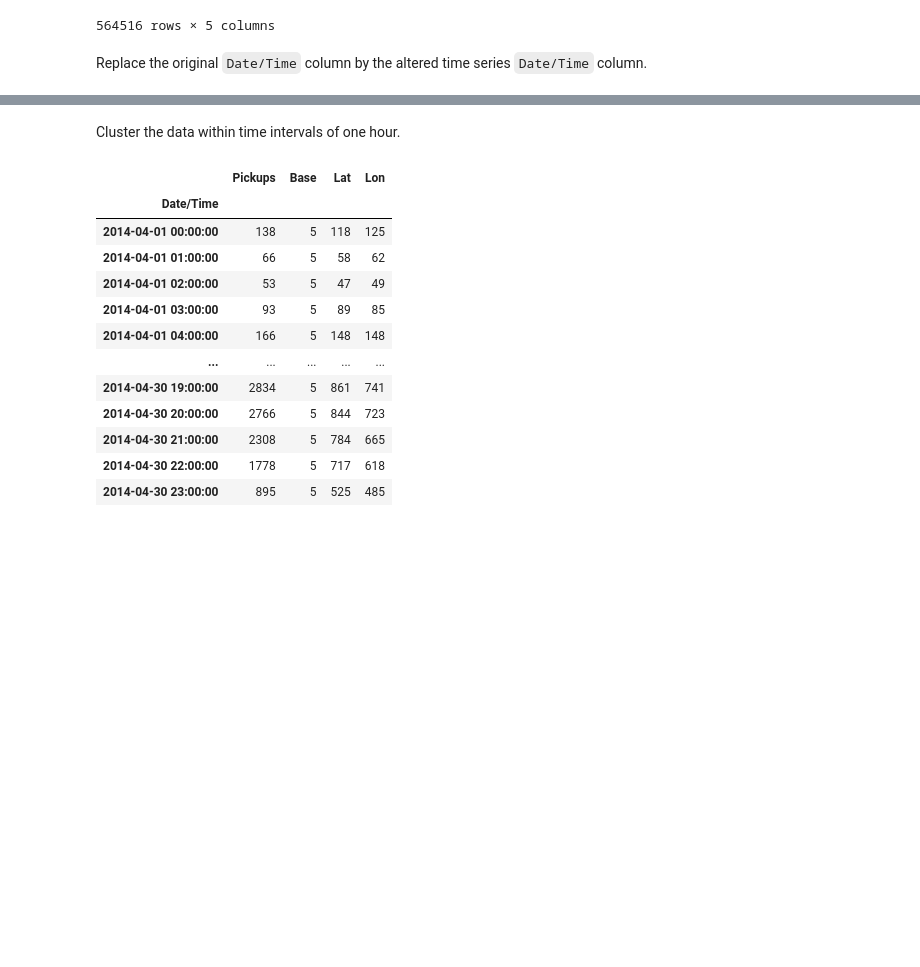
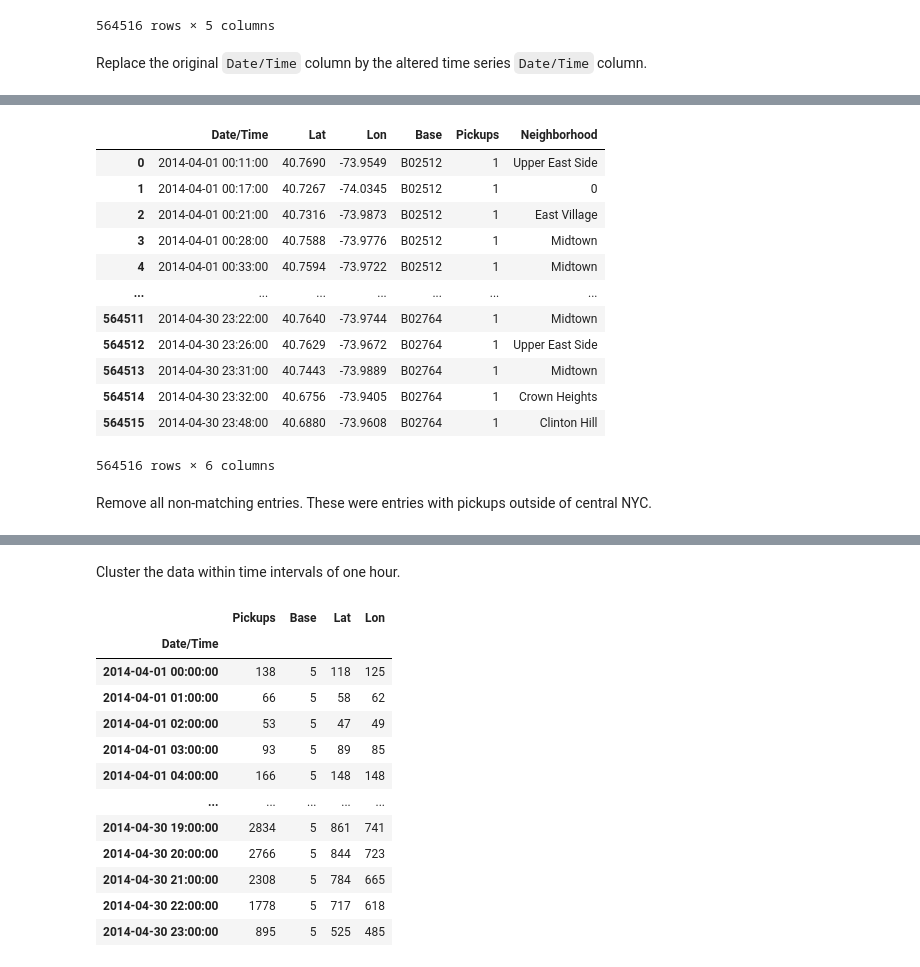
Before and after one commit to faberfred/uber-pickup-prediction, a Jupyter notebook: Uber-pickups.ipynb, the cells around one changed output, grey strips where cells are left out. Drawn from its saved outputs; the diff is of its cells as text; code cells hidden in the pictures; blank space fills up the shorter version.

```diff
--- a/Uber-pickups.ipynb
+++ b/Uber-pickups.ipynb
@@ -266,0 +263,2 @@ x
+# %%
+x_add['Neighborhood'] = np.zeros(len(x_add))
@@ -266,0 +283,30 @@ x
+# %%
+# geofile = json.load(open("datasets/Neighborhood_Tabulation_Areas.geojson"))
+geofile = json.load(open("datasets/NY_neighborhoods.geojson"))
+# %%
+geo_points = list(zip(x_add['Lon'], x_add['Lat']))
+# %%
+for feature in geofile['features']:
+    coords = feature['geometry']['coordinates'][0]
+    p = path.Path(coords)
+    inds = p.contains_points(geo_points)
+    list_neighborhoods = [str(feature['properties']['neighborhood'])]*np.sum(inds)
+    x_add.loc[x_add.index[inds], 'Neighborhood'] = list_neighborhoods
+# %%
+x_add
+# %% [output]
+|  | Date/Time | Lat | Lon | Base | Pickups | Neighborhood |
+| 0 | 2014-04-01 00:11:00 | 40.7690 | -73.9549 | B02512 | 1 | Upper East Side |
+| 1 | 2014-04-01 00:17:00 | 40.7267 | -74.0345 | B02512 | 1 | 0 |
+| 2 | 2014-04-01 00:21:00 | 40.7316 | -73.9873 | B02512 | 1 | East Village |
+| 3 | 2014-04-01 00:28:00 | 40.7588 | -73.9776 | B02512 | 1 | Midtown |
+| 4 | 2014-04-01 00:33:00 | 40.7594 | -73.9722 | B02512 | 1 | Midtown |
+| ... | ... | ... | ... | ... | ... | ... |
+| 564511 | 2014-04-30 23:22:00 | 40.7640 | -73.9744 | B02764 | 1 | Midtown |
+| 564512 | 2014-04-30 23:26:00 | 40.7629 | -73.9672 | B02764 | 1 | Upper East Side |
+| 564513 | 2014-04-30 23:31:00 | 40.7443 | -73.9889 | B02764 | 1 | Midtown |
+| 564514 | 2014-04-30 23:32:00 | 40.6756 | -73.9405 | B02764 | 1 | Crown Heights |
+| 564515 | 2014-04-30 23:48:00 | 40.6880 | -73.9608 | B02764 | 1 | Clinton Hill |
+564516 rows × 6 columns
+# %% [markdown]
+Remove all non-matching entries. These were entries with pickups outside of central NYC.
```
Also changed, not shown: parts of 18 cells of this notebook.
